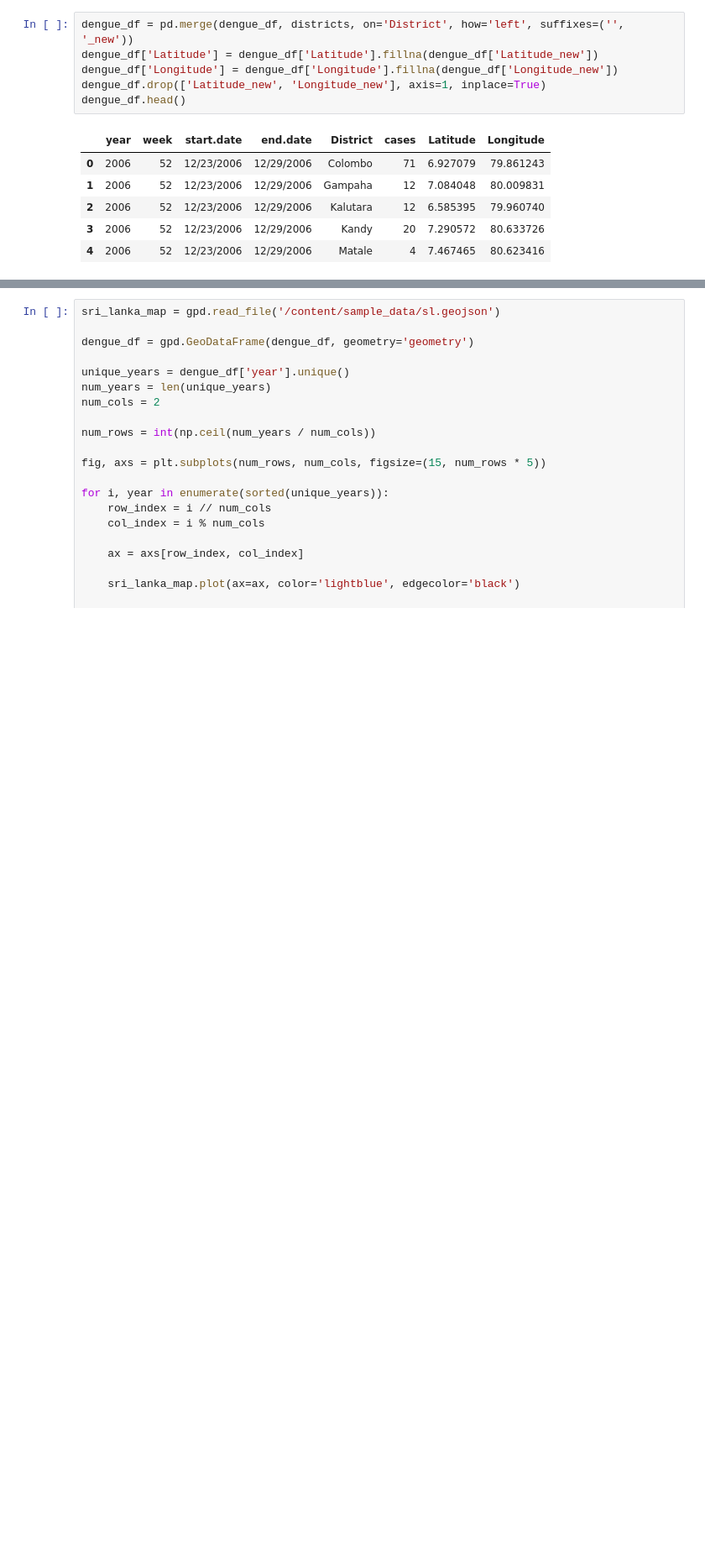
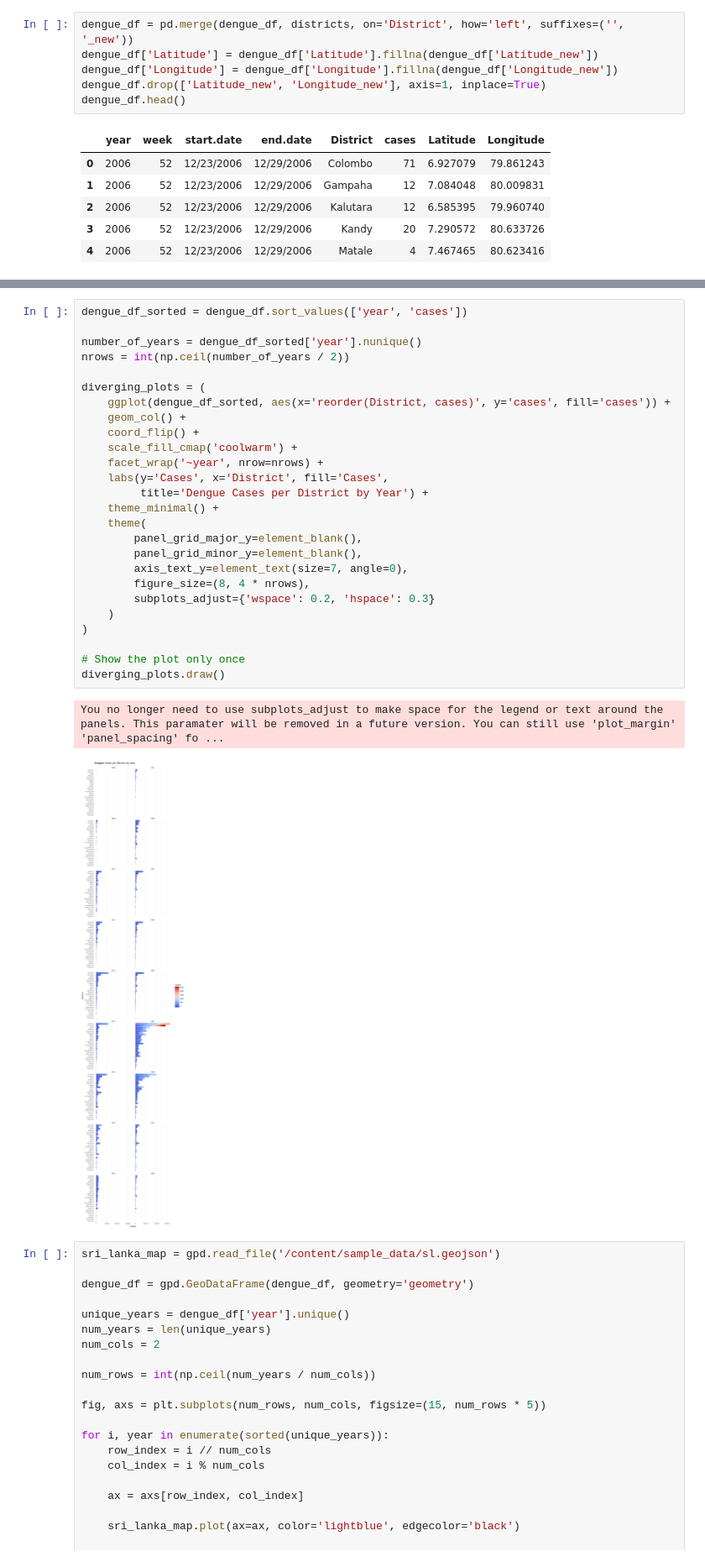
Before and after one commit to MilindiSenevirathne/COVID-19_Test, a Jupyter notebook: Data_Visualization.ipynb, the cells around one changed output, grey strips where cells are left out. Shown at 84% size. Drawn from its saved outputs; the diff is of its cells as text; blank space fills up the shorter version.

```diff
--- a/Data_Visualization.ipynb
+++ b/Data_Visualization.ipynb
@@ -75,3 +134,32 @@ dengue_df.head()
+# %%
+dengue_df_sorted = dengue_df.sort_values(['year', 'cases'])
+
+number_of_years = dengue_df_sorted['year'].nunique()
+nrows = int(np.ceil(number_of_years / 2))
+
+diverging_plots = (
+    ggplot(dengue_df_sorted, aes(x='reorder(District, cases)', y='cases', fill='cases')) +
+    geom_col() +
+    coord_flip() +
+    scale_fill_cmap('coolwarm') +
+    facet_wrap('~year', nrow=nrows) +
+    labs(y='Cases', x='District', fill='Cases',
+         title='Dengue Cases per District by Year') +
+    theme_minimal() +
+    theme(
+        panel_grid_major_y=element_blank(),
+        panel_grid_minor_y=element_blank(),
+        axis_text_y=element_text(size=7, angle=0),
+        figure_size=(8, 4 * nrows),
+        subplots_adjust={'wspace': 0.2, 'hspace': 0.3}
+    )
+)
+
+# Show the plot only once
+diverging_plots.draw()
+# %% [output]
+You no longer need to use subplots_adjust to make space for the legend or text around the panels. This paramater will be removed in a future version. You can still use 'plot_margin' 'panel_spacing' fo ...
+[figure, added]
 # %%
 sri_lanka_map = gpd.read_file('/content/sample_data/sl.geojson')
 
```
Also changed, not shown: parts of 13 cells of this notebook.
